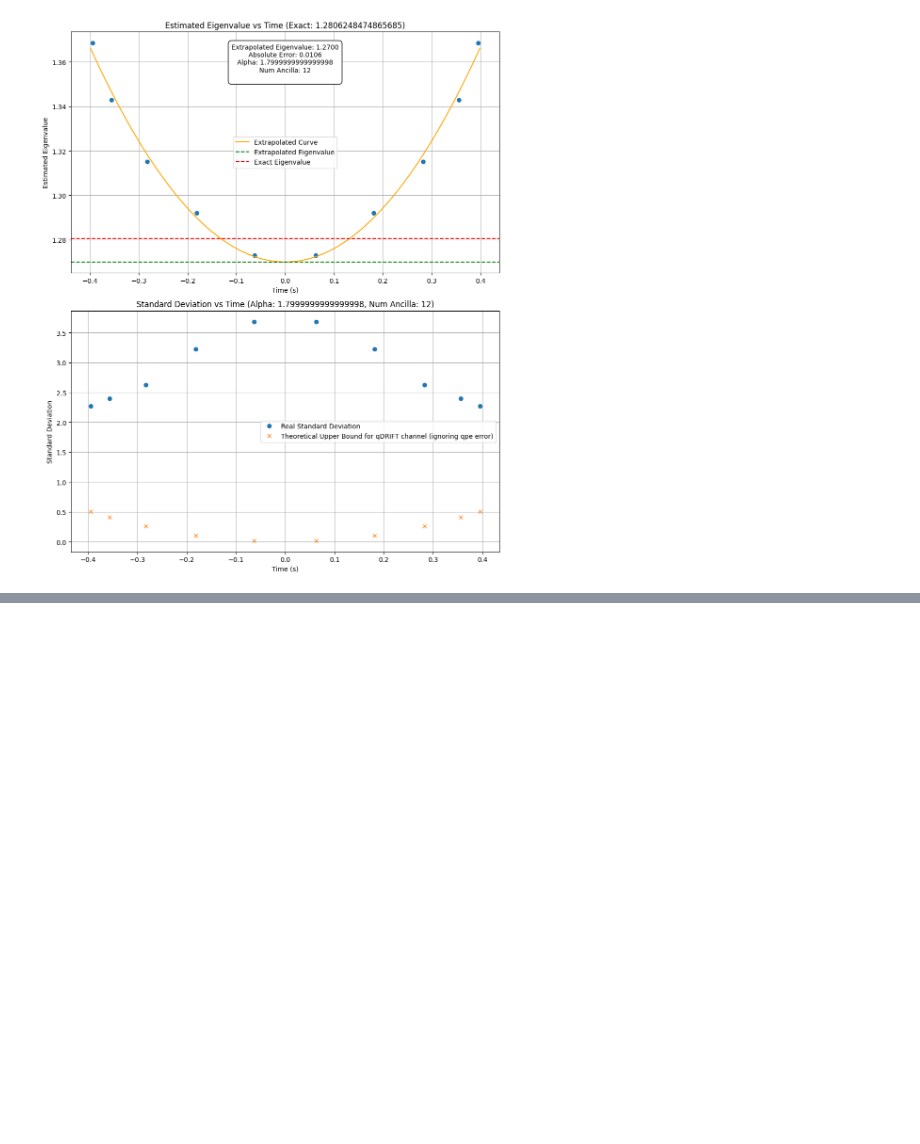
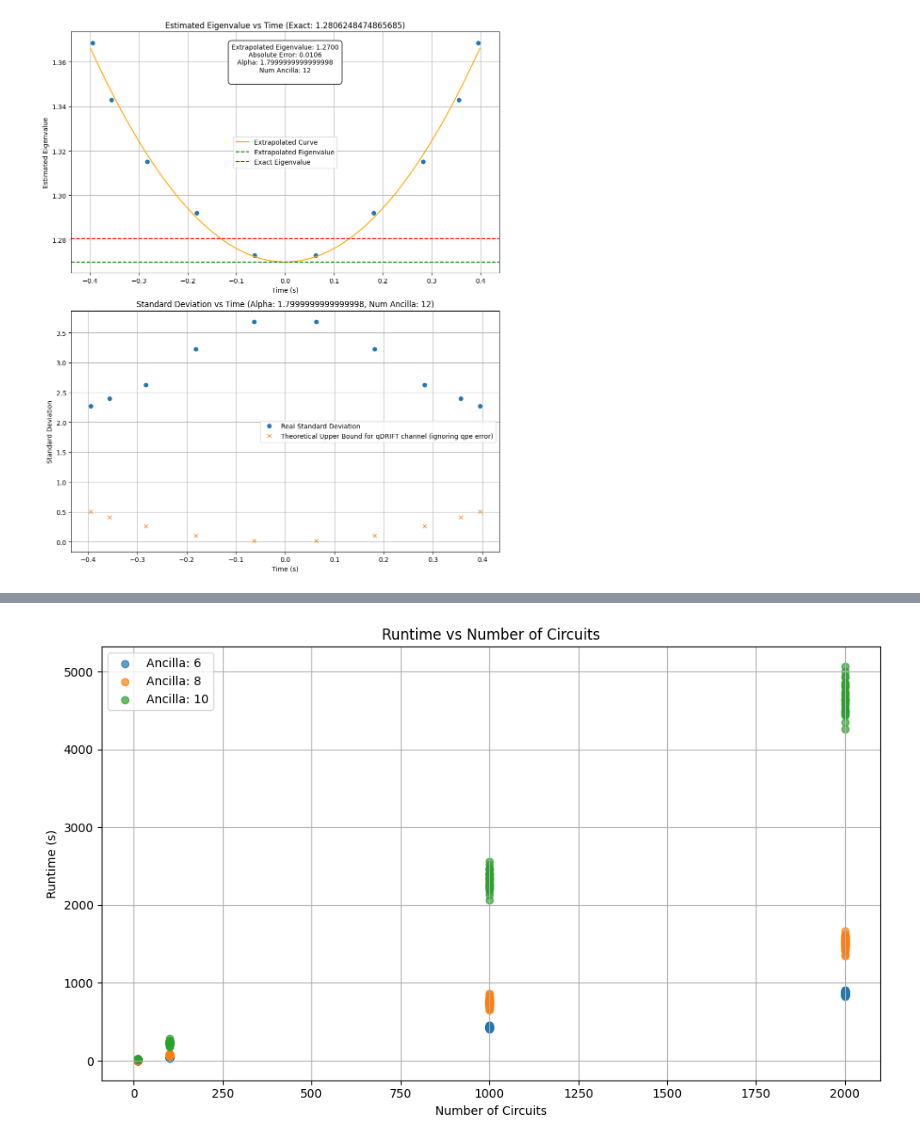
Before and after one commit to Rick0317/qDriftExtraPolation, a Jupyter notebook: src/extrapolation.ipynb, the cells around one changed output, grey strips where cells are left out. Drawn from its saved outputs; the diff is of its cells as text; code cells hidden in the pictures; blank space fills up the shorter version.

```diff
--- a/src/extrapolation.ipynb
+++ b/src/extrapolation.ipynb
@@ -179,0 +193,14 @@ KeyError: "['Num Ancilla', 'Time', 'stdev energy'] not in index"
+# %%
+# plot runtime vs number of circuits, color coded by num_ancilla
+plt.figure(figsize=(10, 6))
+for num_ancilla, group in df.groupby("num_ancilla"):
+    plt.scatter(group["n_circuits"], group["runtime"], label=f"Ancilla: {num_ancilla}", alpha=0.7)
+plt.xlabel("Number of Circuits")
+plt.ylabel("Runtime (s)")
+plt.title("Runtime vs Number of Circuits")
+plt.legend()
+plt.grid(True)
+plt.tight_layout()
+plt.show()
+# %% [output]
+[figure, added]
```
Also changed, not shown: parts of 4 cells of this notebook, 20 other files.
